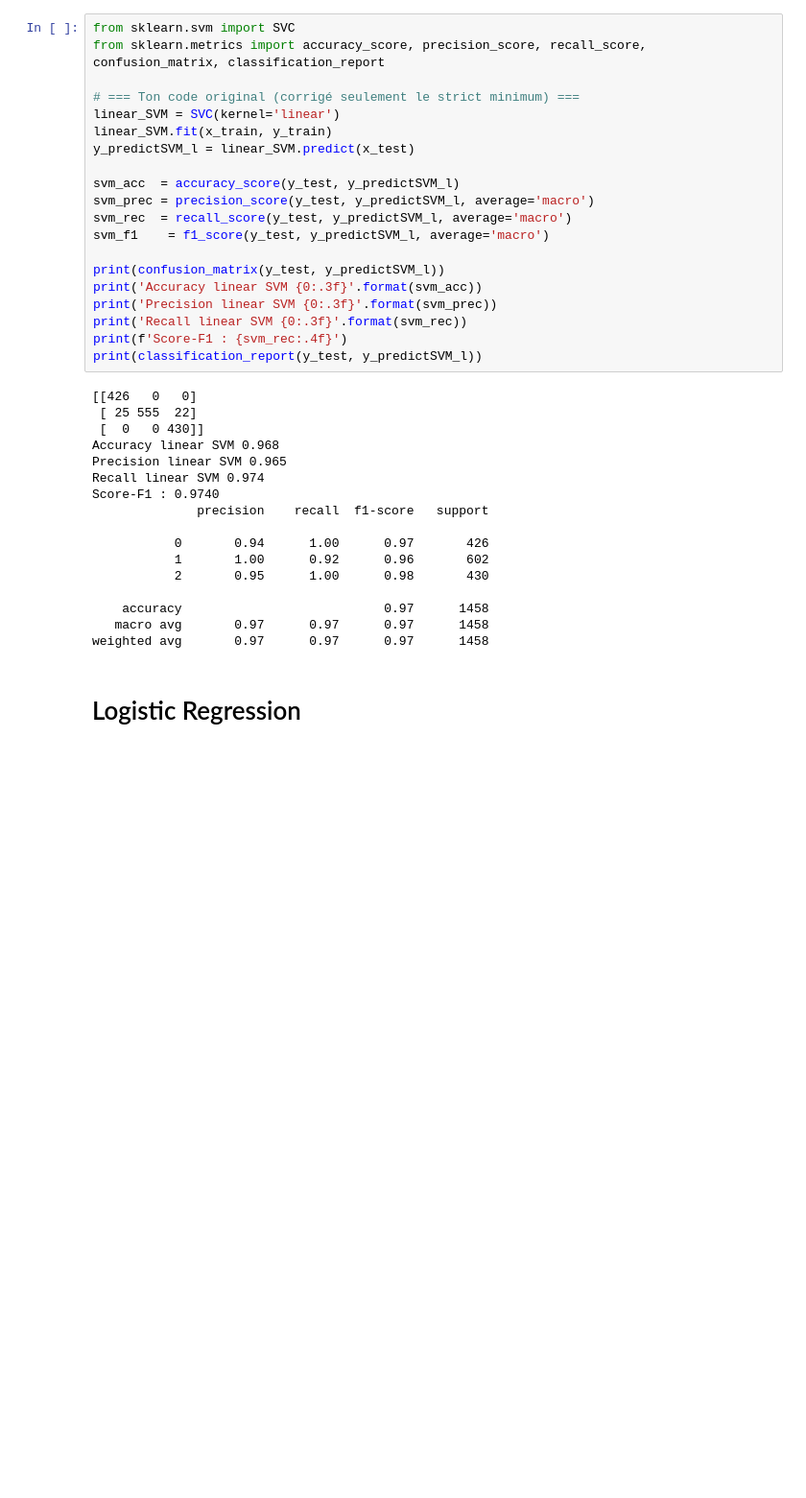
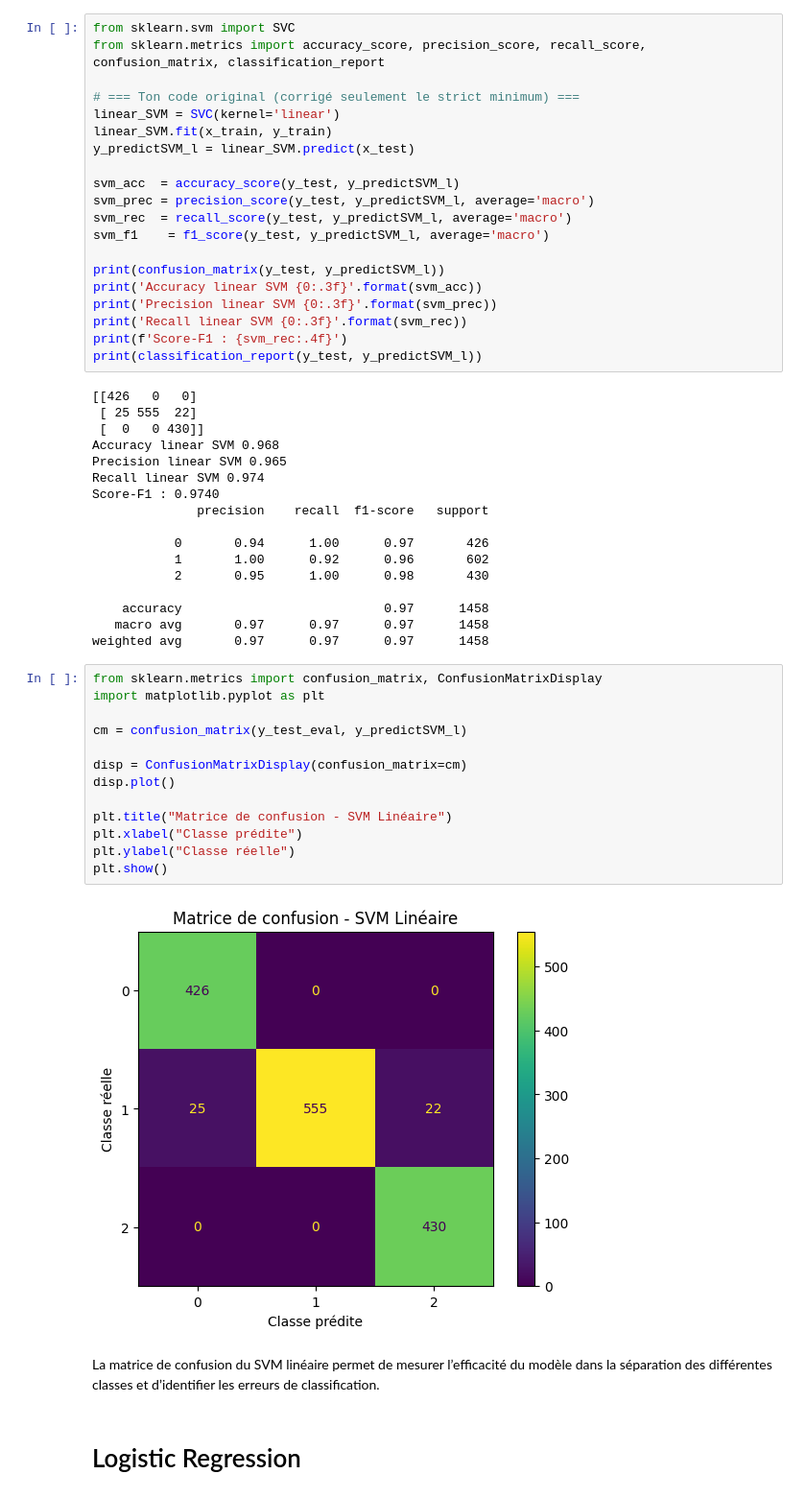
Before and after one commit to Test123599/ECOML, a Jupyter notebook: TpStandard - Copie.ipynb, the cells around one changed output. Shown at 96% size. Saved outputs shown, nothing was run; the diff lists cells and outputs as text; blank space fills up the shorter version.

```diff
--- a/TpStandard - Copie.ipynb
+++ b/TpStandard - Copie.ipynb
@@ -1173,6 +1284,23 @@ Score-F1 : 0.9740
     accuracy                           0.97      1458
    macro avg       0.97      0.97      0.97      1458
 weighted avg       0.97      0.97      0.97      1458
+# %%
+from sklearn.metrics import confusion_matrix, ConfusionMatrixDisplay
+import matplotlib.pyplot as plt
+
+cm = confusion_matrix(y_test_eval, y_predictSVM_l)
+
+disp = ConfusionMatrixDisplay(confusion_matrix=cm)
+disp.plot()
+
+plt.title("Matrice de confusion - SVM Linéaire")
+plt.xlabel("Classe prédite")
+plt.ylabel("Classe réelle")
+plt.show()
+# %% [output]
+[figure, added]
+# %% [markdown]
+La matrice de confusion du SVM linéaire permet de mesurer l’efficacité du modèle dans la séparation des différentes classes et d’identifier les erreurs de classification.
 # %% [markdown]
 # Logistic Regression
 # %%
```
Also changed, not shown: parts of 25 cells of this notebook.
